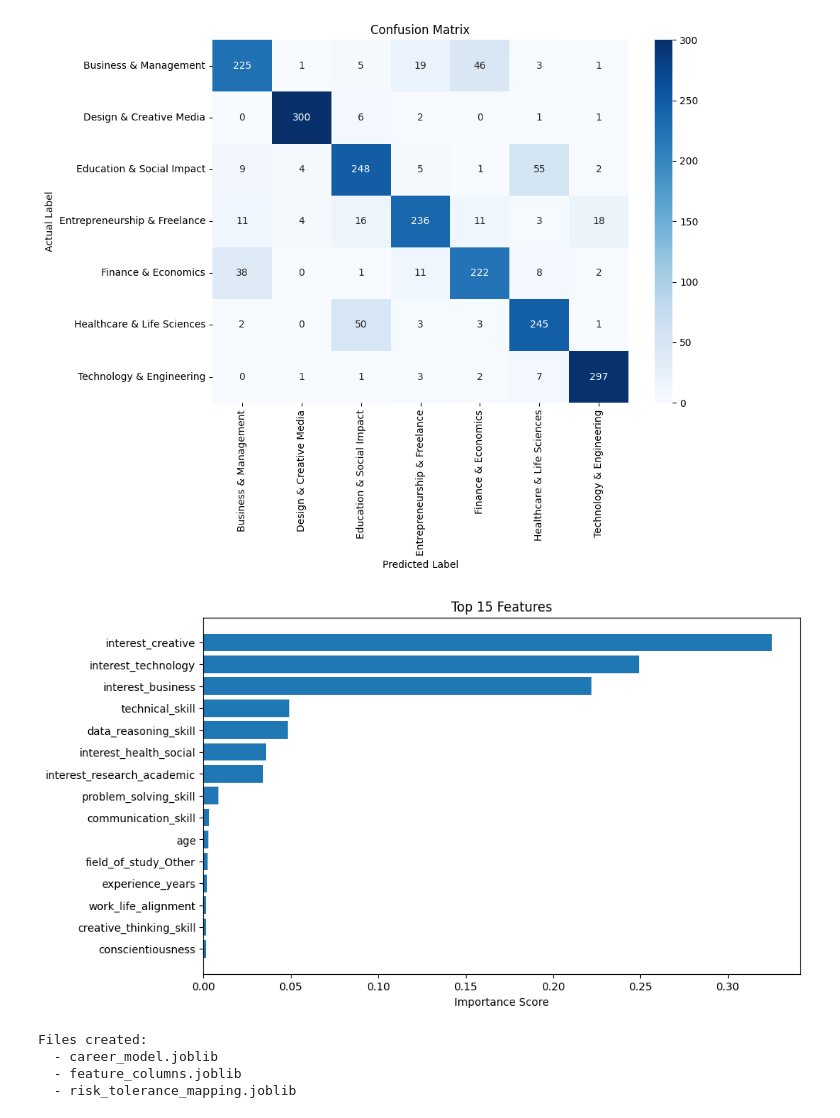
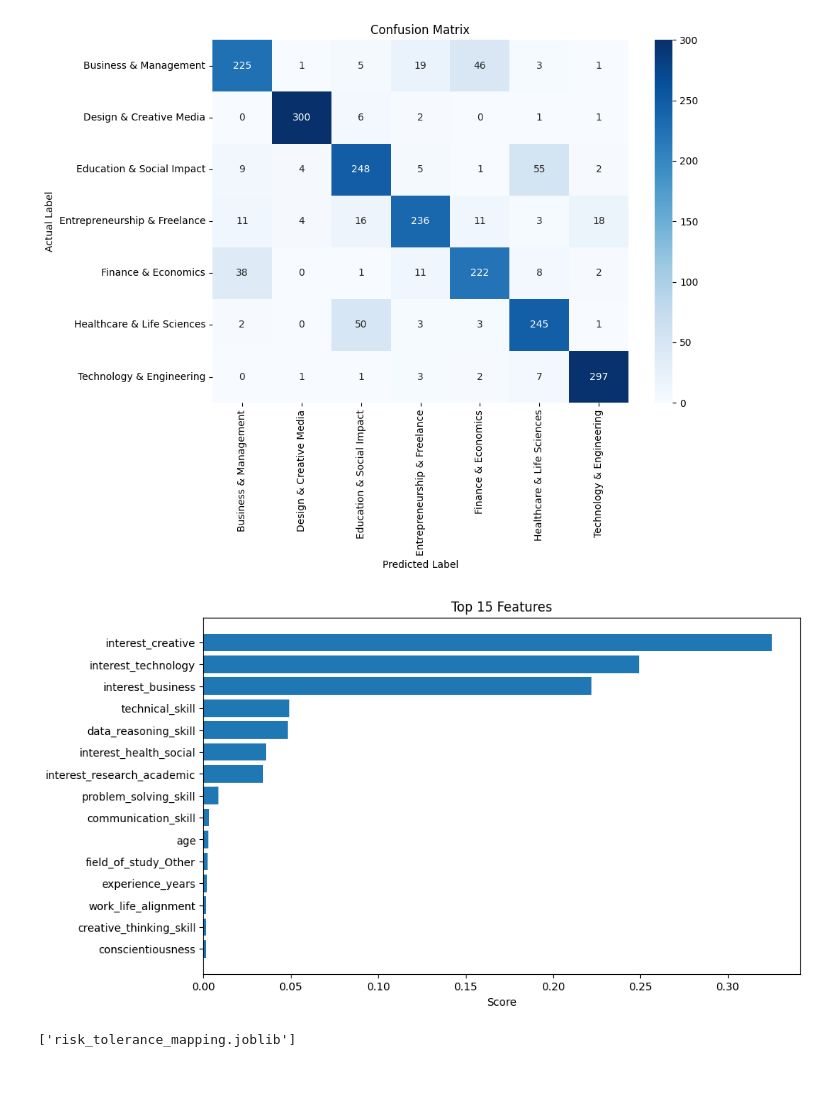
Before and after one commit to Nitika314/Personality-and-Competency-Aligned-Career-Recommendation, a Jupyter notebook: career.ipynb, the cells around one changed output. Cells and saved outputs as stored; diff of their text form; code cells hidden in the pictures; blank space fills up the shorter version.

```diff
--- a/career.ipynb
+++ b/career.ipynb
@@ -225,25 +219,13 @@ preferred_environment : ['structured' 'flexible' nan]
 
 risk_tolerance : [nan  0.  1.  2.]
 # %%
-#Filling missing values
-median_cols = [
-    'age', 'experience_years', 'openness', 'conscientiousness',
-    'extraversion', 'agreeableness', 'neuroticism',
-    'technical_skill', 'data_reasoning_skill', 'communication_skill',
-    'problem_solving_skill', 'leadership_skill', 'creative_thinking_skill',
-    'interest_technology', 'interest_business', 'interest_creative',
-    'interest_health_social', 'interest_research_academic'
-]
-
+median_cols = ['age', 'experience_years', 'openness', 'conscientiousness','extraversion', 'agreeableness', 'neuroticism',
+    'technical_skill', 'data_reasoning_skill', 'communication_skill','problem_solving_skill', 'leadership_skill', 'creative_thinking_skill',
+    'interest_technology', 'interest_business', 'interest_creative','interest_health_social', 'interest_research_academic']
 for col in median_cols:
     df[col] = df[col].fillna(df[col].median())
 # %%
-mode_cols = [
-    'education_level', 'field_of_study',
-    'preferred_work_style', 'preferred_environment',
-    'risk_tolerance'
-]
-
+mode_cols = ['education_level', 'field_of_study','preferred_work_style', 'preferred_environment','risk_tolerance']
 for col in mode_cols:
     df[col] = df[col].fillna(df[col].mode()[0])
 # %%
@@ -412,10 +381,8 @@ chi_square_df
 # %%
-#Feature Engineering
 df["work_life_alignment"] = (
         df["preferred_environment"].eq("flexible").astype(int)
         -df["preferred_environment"].eq("structured").astype(int) +
         df["risk_tolerance"].eq(0).astype(int) -
-        df["risk_tolerance"].eq(2).astype(int)
-    )
+        df["risk_tolerance"].eq(2).astype(int))
 df.drop(columns=['preferred_environment','risk_tolerance'],inplace=True)
 # %%
@@ -471,17 +431,10 @@ x_train
 | 6877 | 25.0 | 5.0 | 4.0 | 4.0 | 2.0 | 5.0 | 1.0 | ... |
 4969 rows × 30 columns
 # %%
-# Model training
 from sklearn.ensemble import RandomForestClassifier
 model = RandomForestClassifier(
-    n_estimators=600,
-    max_depth=9,
-    min_samples_leaf=6,
-    max_features=0.3,
-    ccp_alpha=0.0005,
-    random_state=42,
-    n_jobs=-1
-)
+    n_estimators=600,max_depth=9,min_samples_leaf=6,max_features=0.3,
+    ccp_alpha=0.0005,random_state=42,n_jobs=-1)
 model.fit(x_train, y_train)
 y_pred = model.predict(x_test)
 # %%
@@ -542,29 +484,21 @@ plt.show()
 # %% [output]
 [figure]
 # %%
-importances = pd.Series(model.feature_importances_,index=x_train.columns)
-top_features = importances.nlargest(15).sort_values()
+importance = pd.Series(model.feature_importances_,index=x_train.columns)
+top_features = importance.nlargest(15).sort_values()
 plt.figure(figsize=(10, 6))
 plt.barh(top_features.index,top_features.values)
 plt.title("Top 15 Features")
-plt.xlabel("Importance Score")
+plt.xlabel("Score")
 plt.show()
 # %% [output]
-[figure, old version]
+[figure, new version]
 # %%
-#Model Saving
 import joblib
 joblib.dump(model, 'career_model.joblib')
 feature_columns = list(x.columns)
 joblib.dump(feature_columns, 'feature_columns.joblib')
 risk_tolerance_mapping = {'Low': 0, 'Medium': 1, 'High': 2}
 joblib.dump(risk_tolerance_mapping, 'risk_tolerance_mapping.joblib')
-print("\nFiles created:")
-print("  - career_model.joblib")
-print("  - feature_columns.joblib")
-print("  - risk_tolerance_mapping.joblib")
 # %% [output]
-Files created:
-  - career_model.joblib
-  - feature_columns.joblib
-  - risk_tolerance_mapping.joblib
+['risk_tolerance_mapping.joblib']
```
Also changed, not shown: parts of 24 cells of this notebook, 4 other files.
